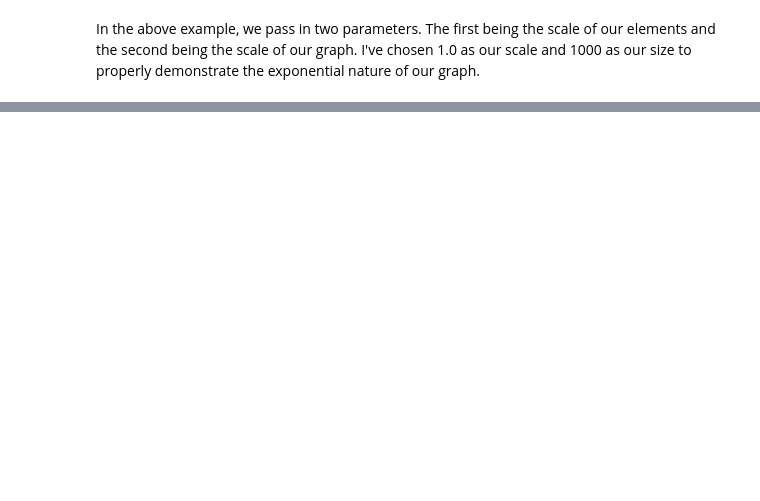
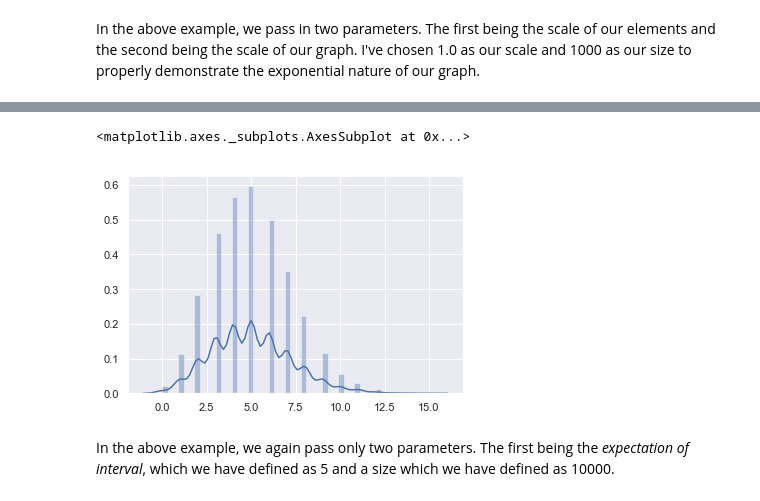
Before and after one commit to EddieEldridge/EmergingTechnologies, a Jupyter notebook: numpy-random.ipynb, the cells around one changed output, grey strips where cells are left out. Saved outputs shown, nothing was run; the diff lists cells and outputs as text; code cells hidden in the pictures; blank space fills up the shorter version.

Commit message:
Finished poisson example

```diff
--- a/numpy-random.ipynb
+++ b/numpy-random.ipynb
@@ -194,0 +201,15 @@ In the above example, we pass in two parameters. The first being the scale of ou
+# %%
+import numpy as np
+import matplotlib.pyplot as plt
+import seaborn as sea
+
+sea.set(color_codes=True)
+
+x = np.random.poisson(5.0,10000)
+
+sea.distplot(x)
+# %% [output]
+<matplotlib.axes._subplots.AxesSubplot at 0x...>
+[figure, added]
+# %% [markdown]
+In the above example, we again pass only two parameters. The first being the <i>expectation of interval</i>, which we have defined as 5 and a size which we have defined as 10000.
```
Also changed, not shown: parts of 11 cells of this notebook.
